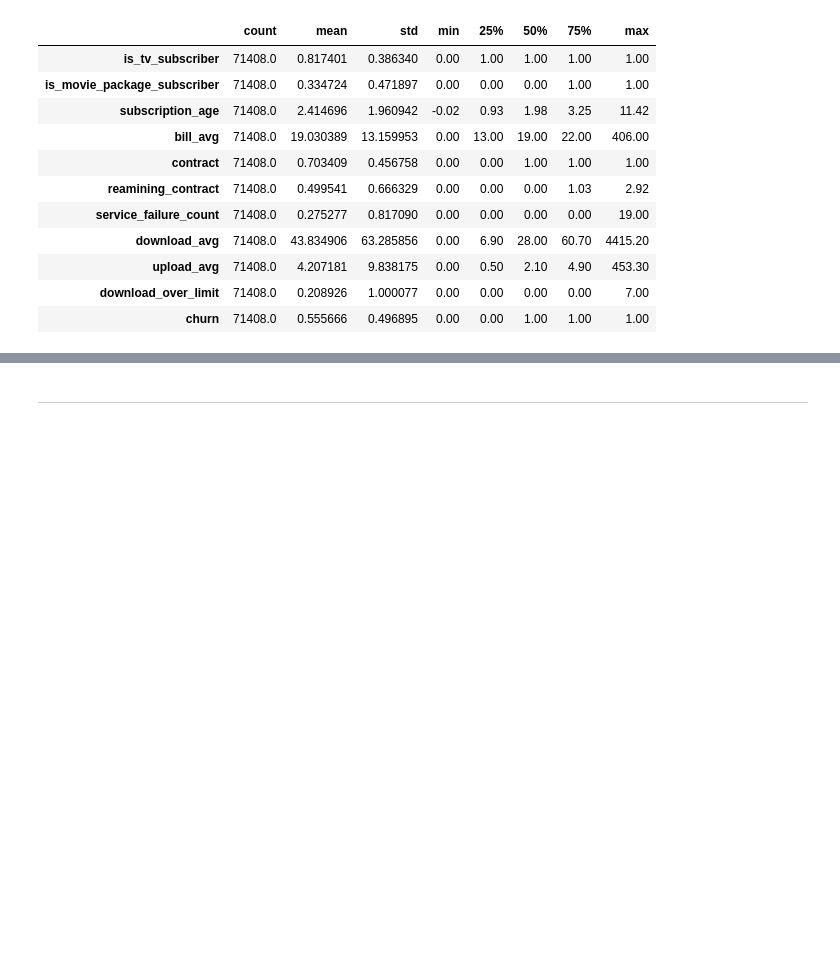
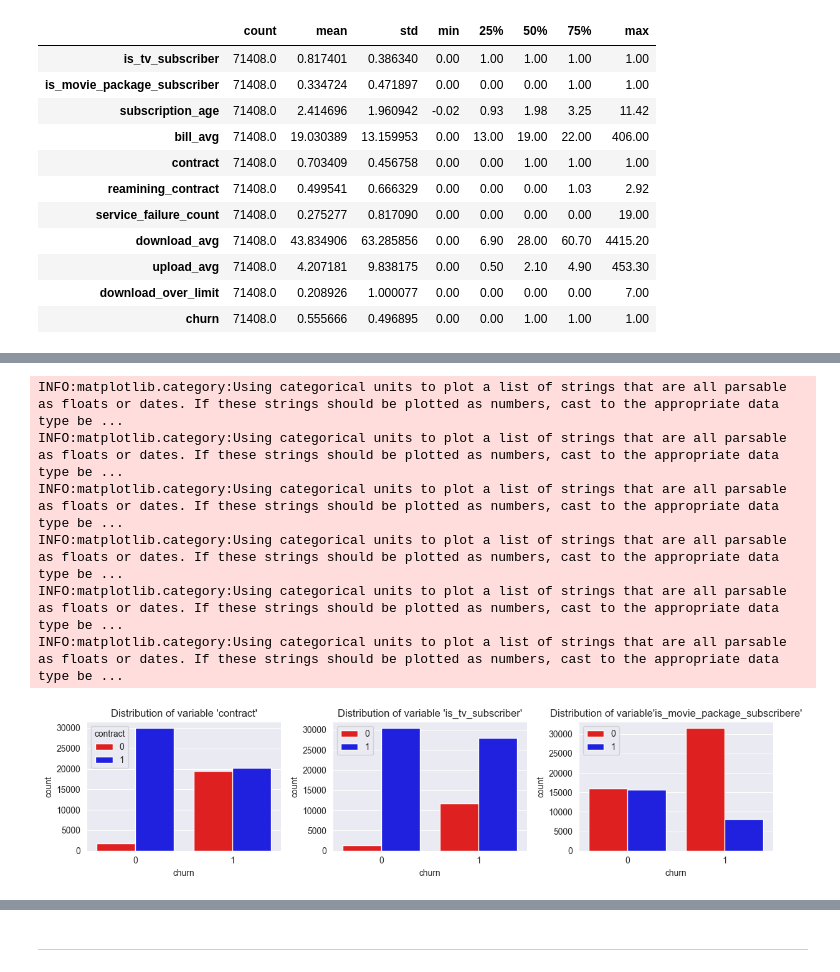
Before and after one commit to serzhu/DS_final_project, a Jupyter notebook: notebooks/internet_service_churn_Serhii.ipynb, the cells around one changed output, grey strips where cells are left out. Saved outputs shown, nothing was run; the diff lists cells and outputs as text; code cells hidden in the pictures; blank space fills up the shorter version.

Commit message:
add visualisation and description

```diff
--- a/notebooks/internet_service_churn_Serhii.ipynb
+++ b/notebooks/internet_service_churn_Serhii.ipynb
@@ -190,0 +201,23 @@ df.iloc[:, 1:].describe().transpose()
+# %%
+f, axs = plt.subplots(1, 3, figsize=(12, 3))
+sns.countplot(x='churn', hue='contract', data=df, ax=axs[0], palette=['r','b'])
+axs[0].set_title("Distribution of variable 'contract'")
+
+sns.countplot(x='churn', hue='is_tv_subscriber', data=df, ax=axs[1], palette=['r','b'])
+axs[1].set_title("Distribution of variable 'is_tv_subscriber'")
+axs[1].legend(loc="upper left")
+
+sns.countplot(x='churn', hue='is_movie_package_subscriber', data=df, ax=axs[2], palette=['r','b'])
+axs[2].set_title("Distribution of variable'is_movie_package_subscribere'")
+axs[2].legend(loc="upper left")
+
+plt.tight_layout()
+plt.show()
+# %% [output]
+INFO:matplotlib.category:Using categorical units to plot a list of strings that are all parsable as floats or dates. If these strings should be plotted as numbers, cast to the appropriate data type be ...
+INFO:matplotlib.category:Using categorical units to plot a list of strings that are all parsable as floats or dates. If these strings should be plotted as numbers, cast to the appropriate data type be ...
+INFO:matplotlib.category:Using categorical units to plot a list of strings that are all parsable as floats or dates. If these strings should be plotted as numbers, cast to the appropriate data type be ...
+INFO:matplotlib.category:Using categorical units to plot a list of strings that are all parsable as floats or dates. If these strings should be plotted as numbers, cast to the appropriate data type be ...
+INFO:matplotlib.category:Using categorical units to plot a list of strings that are all parsable as floats or dates. If these strings should be plotted as numbers, cast to the appropriate data type be ...
+INFO:matplotlib.category:Using categorical units to plot a list of strings that are all parsable as floats or dates. If these strings should be plotted as numbers, cast to the appropriate data type be ...
+[figure, added]
```
Also changed, not shown: parts of 30 cells of this notebook.
